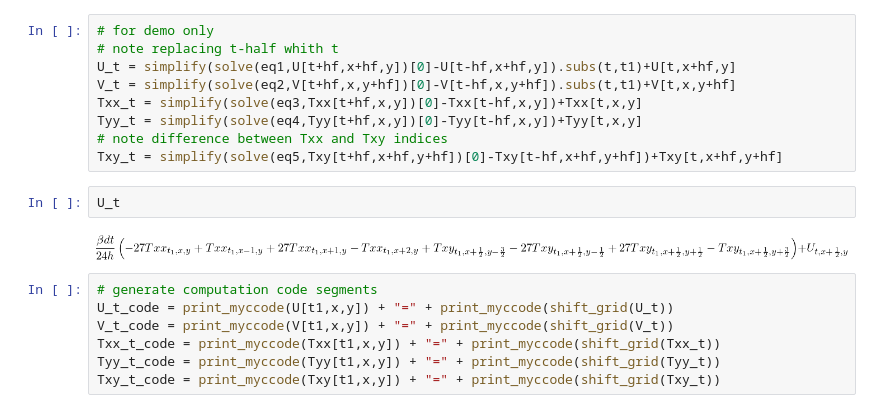
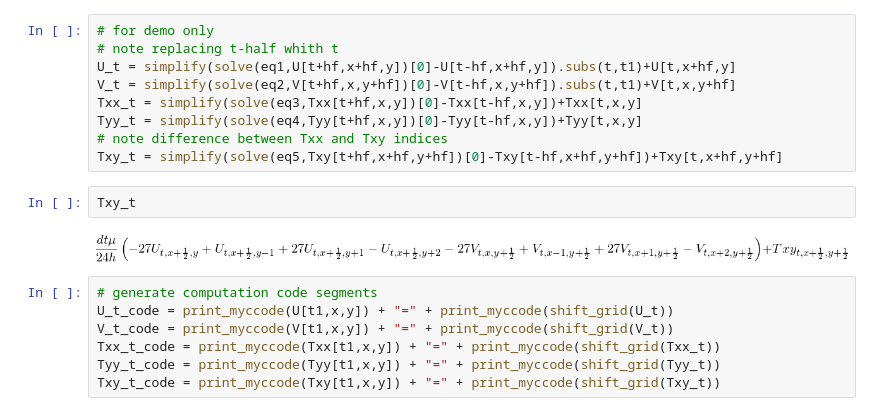
Before and after one commit to devitocodes/opesci-fd, a Jupyter notebook: codegen/demo_ref_convergent.ipynb, the cells around one changed output. Cells and saved outputs as stored; diff of their text form.

```diff
--- a/codegen/demo_ref_convergent.ipynb
+++ b/codegen/demo_ref_convergent.ipynb
@@ -126,10 +123,10 @@ Txx_t = simplify(solve(eq3,Txx[t+hf,x,y])[0]-Txx[t-hf,x,y])+Txx[t,x,y]
 Tyy_t = simplify(solve(eq4,Tyy[t+hf,x,y])[0]-Tyy[t-hf,x,y])+Tyy[t,x,y]
 # note difference between Txx and Txy indices
 Txy_t = simplify(solve(eq5,Txy[t+hf,x+hf,y+hf])[0]-Txy[t-hf,x+hf,y+hf])+Txy[t,x+hf,y+hf]
-# %%
-U_t
-# %% [output]
-[figure, removed]
+# %%
+Txy_t
+# %% [output]
+[figure, added]
 # %%
 # generate computation code segments
 U_t_code = print_myccode(U[t1,x,y]) + "=" + print_myccode(shift_grid(U_t))
```
Also changed, not shown: parts of 16 cells of this notebook, 2 other files.
